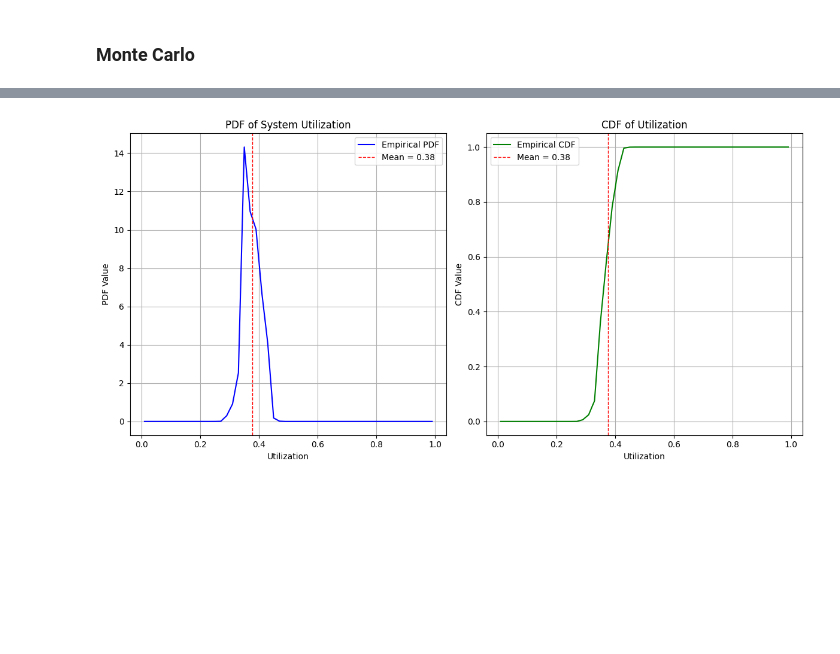
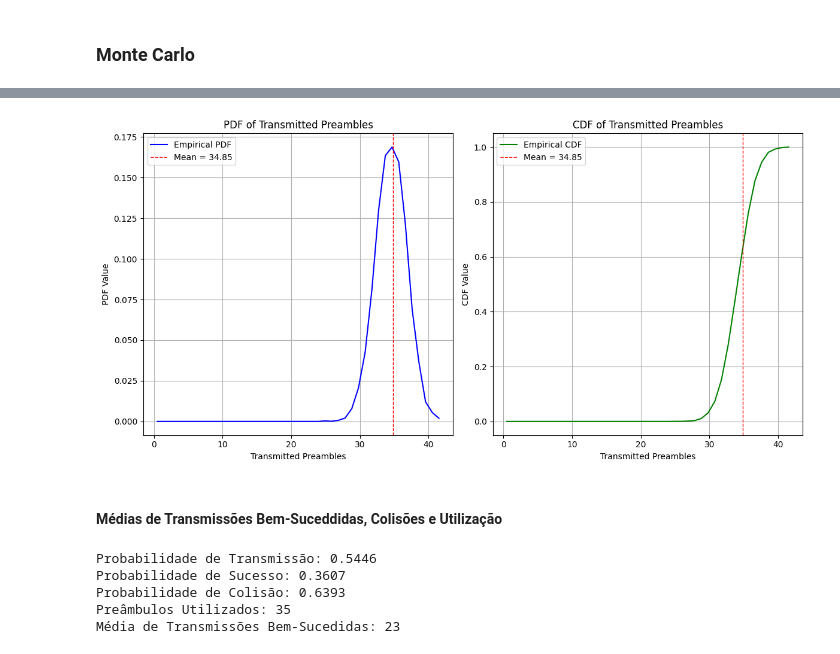
Before and after one commit to namelew/DevicesTransmissionSimulation, a Jupyter notebook: notebook/MonteCarloXAnalitical.ipynb, the cells around one changed output, grey strips where cells are left out. Cells and saved outputs as stored; diff of their text form; code cells hidden in the pictures; blank space fills up the shorter version.

```diff
--- a/notebook/MonteCarloXAnalitical.ipynb
+++ b/notebook/MonteCarloXAnalitical.ipynb
@@ -119,42 +172,62 @@ plt.show()
 # %%
-utilization = monte_carlo_result_df['utilization']
+transmitted = monte_carlo_result_df['transmitted']
 
-# Calculate the mean
-mean_value = utilization.mean()
+mean_value = transmitted.mean()
 
-# Calculate histogram and bin edges for PDF
-num_bins = 50
-hist, bins = np.histogram(utilization, bins=num_bins, range=(0, 1), density=True)
+num_bins = int(transmitted.max()) + 1
+hist, bins = np.histogram(transmitted, bins=num_bins, range=(0, num_bins-1), density=True)
 bin_centers = (bins[:-1] + bins[1:]) / 2
 
 # Calculate CDF
 cdf = np.cumsum(hist * np.diff(bins))
+
+cdf = cdf / cdf[-1]
 
 # Create plots
 plt.figure(figsize=(12, 6))
 
 # Plot PDF
 plt.subplot(1, 2, 1)
 plt.plot(bin_centers, hist, label='Empirical PDF', color='blue')
 plt.axvline(mean_value, color='red', linestyle='dashed', linewidth=1, label=f'Mean = {mean_value:.2f}')
-plt.title('PDF of System Utilization')
-plt.xlabel('Utilization')
+plt.title('PDF of Transmitted Preambles')
+plt.xlabel('Transmitted Preambles')
 plt.ylabel('PDF Value')
 plt.grid(True)
 plt.legend()
 
 # Plot CDF
 plt.subplot(1, 2, 2)
 plt.plot(bin_centers, cdf, label='Empirical CDF', color='green')
 plt.axvline(mean_value, color='red', linestyle='dashed', linewidth=1, label=f'Mean = {mean_value:.2f}')
-plt.title('CDF of Utilization')
-plt.xlabel('Utilization')
+plt.title('CDF of Transmitted Preambles')
+plt.xlabel('Transmitted Preambles')
 plt.ylabel('CDF Value')
 plt.grid(True)
 plt.legend()
 
 # Show plots
 plt.tight_layout()
 plt.show()
 # %% [output]
-[figure, old version]
+[figure, new version]
+# %% [markdown]
+#### Médias de Transmissões Bem-Suceddidas, Colisões e Utilização
+# %%
+collision_prob = monte_carlo_result_df['collision-prob'].mean()
+success_prob = 1 - collision_prob
+utilization = monte_carlo_result_df['transmitted'].mean()
+transmission_prob = utilization/M
+E = monte_carlo_result_df['n-success-trans'].mean()
+
+print(f"Probabilidade de Transmissão: {transmission_prob:.4f}")
+print(f"Probabilidade de Sucesso: {success_prob:.4f}")
+print(f"Probabilidade de Colisão: {collision_prob:.4f}")
+print(f"Preâmbulos Utilizados: {utilization:.0f}")
+print(f"Média de Transmissões Bem-Sucedidas: {E:.0f}")
+# %% [output]
+Probabilidade de Transmissão: 0.5446
+Probabilidade de Sucesso: 0.3607
+Probabilidade de Colisão: 0.6393
+Preâmbulos Utilizados: 35
+Média de Transmissões Bem-Sucedidas: 23
```
Also changed, not shown: parts of 9 cells of this notebook, 5 other files.
